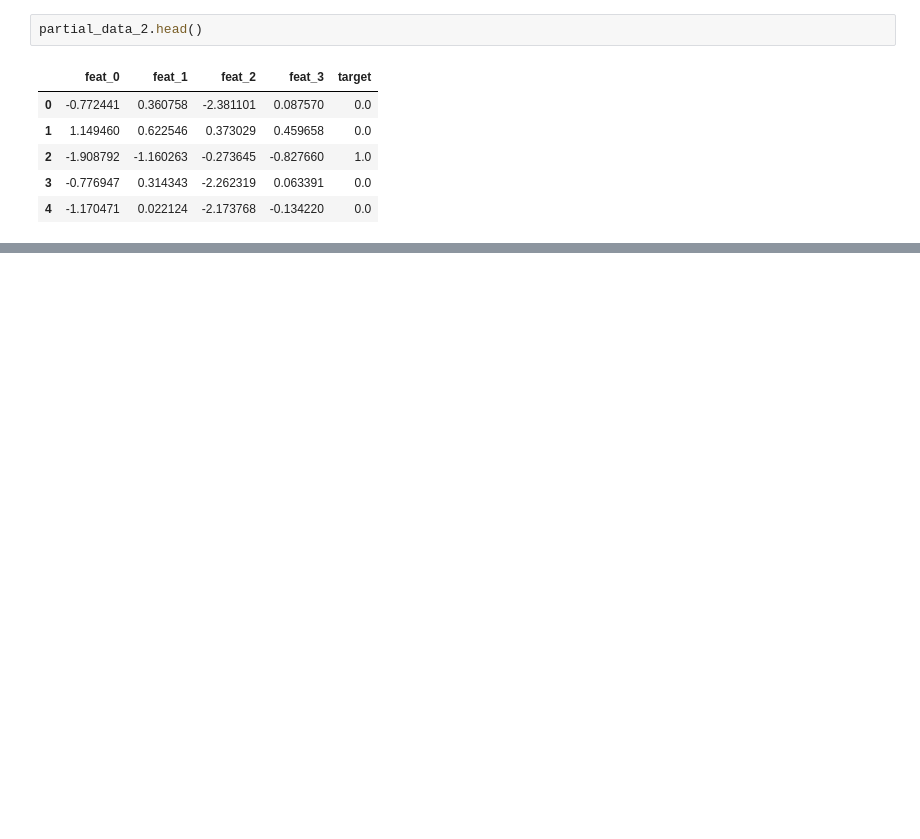
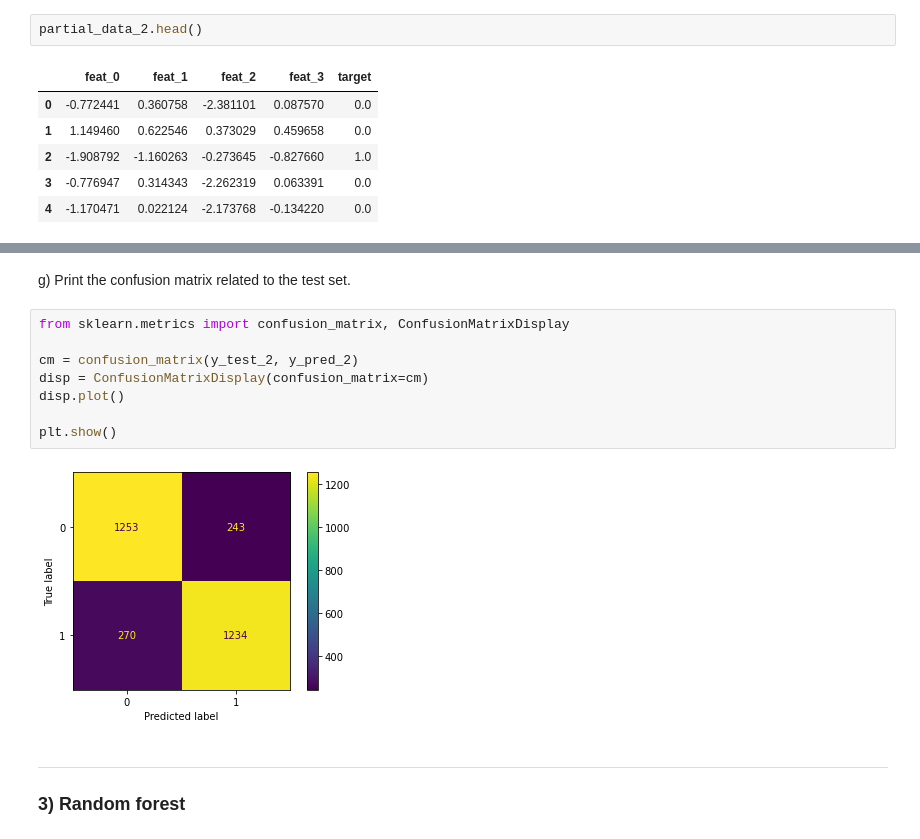
Before and after one commit to GustavoSanches55/NeuralNetAndOthers, a Jupyter notebook: src/506454.ipynb, the cells around one changed output, grey strips where cells are left out. Saved outputs shown, nothing was run; the diff lists cells and outputs as text; blank space fills up the shorter version.

```diff
--- a/src/506454.ipynb
+++ b/src/506454.ipynb
@@ -385,0 +438,16 @@ Name: target, dtype: float64
+# %% [markdown]
+g) Print the confusion matrix related to the test set.
+# %%
+from sklearn.metrics import confusion_matrix, ConfusionMatrixDisplay
+
+cm = confusion_matrix(y_test_2, y_pred_2)
+disp = ConfusionMatrixDisplay(confusion_matrix=cm)
+disp.plot()
+
+plt.show()
+# %% [output]
+[figure, added]
+# %% [markdown]
+<hr>
+
+### **3)** Random forest
```
Also changed, not shown: parts of 17 cells of this notebook.
